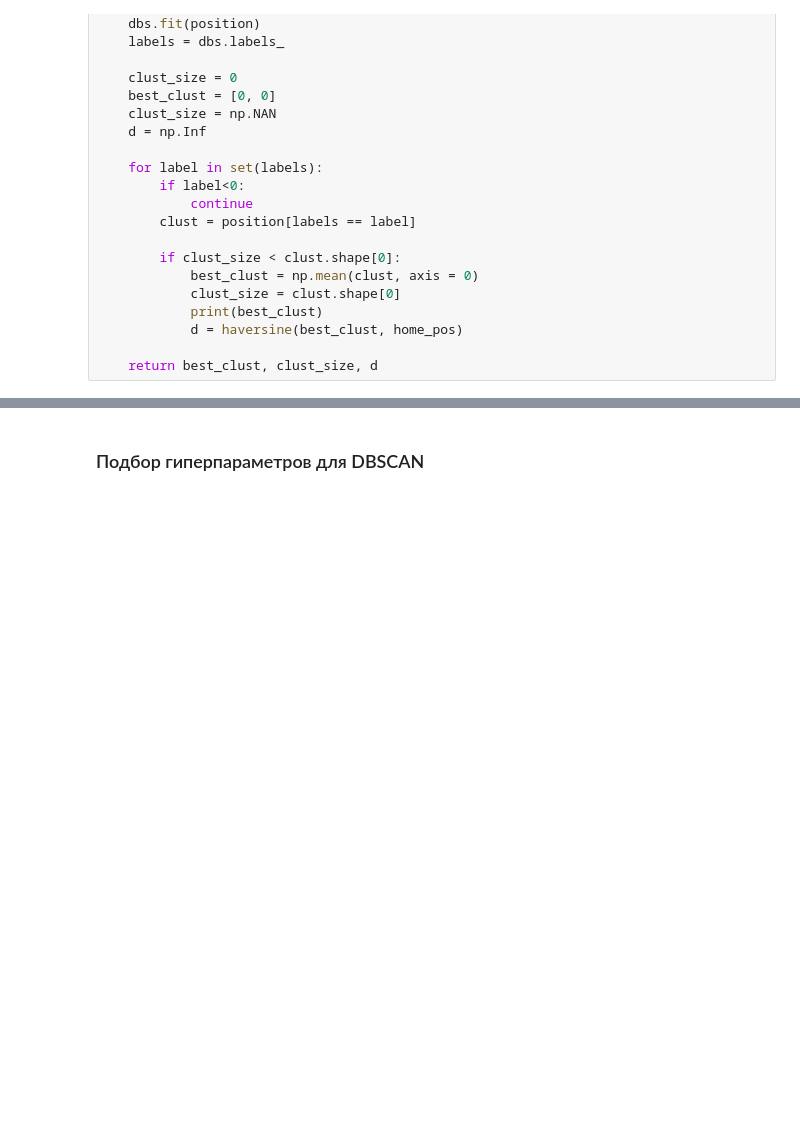
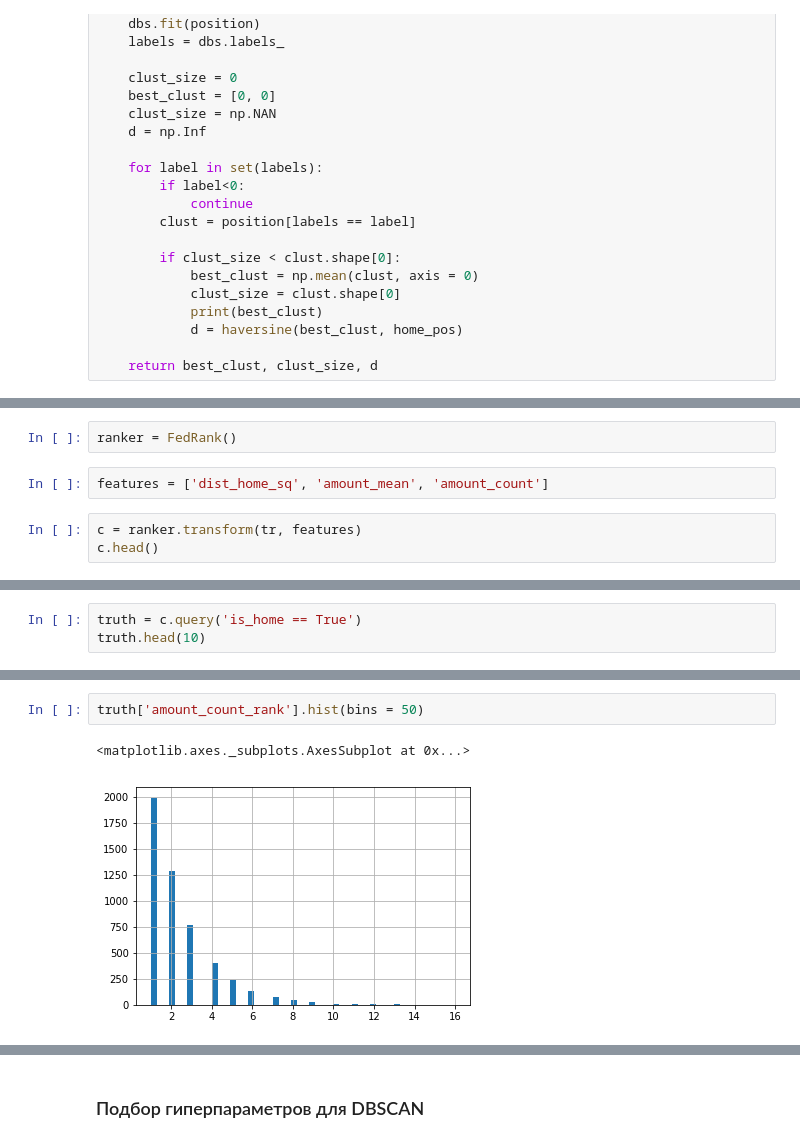
Before and after one commit to PhySci/raiffaizen, a Jupyter notebook: DBSCAN.ipynb, the cells around one changed output, grey strips where cells are left out. Saved outputs shown, nothing was run; the diff lists cells and outputs as text; blank space fills up the shorter version.

```diff
--- a/DBSCAN.ipynb
+++ b/DBSCAN.ipynb
@@ -135,0 +258,7 @@ def get_dbscan_score(df, dbscan_params, mcc_code = 5411, calc_dist = True):
+# %%
+ranker = FedRank()
+# %%
+features = ['dist_home_sq', 'amount_mean', 'amount_count']
+# %%
+c = ranker.transform(tr, features)
+c.head()
@@ -135,0 +272,3 @@ def get_dbscan_score(df, dbscan_params, mcc_code = 5411, calc_dist = True):
+# %%
+truth = c.query('is_home == True')
+truth.head(10)
@@ -135,0 +287,5 @@ def get_dbscan_score(df, dbscan_params, mcc_code = 5411, calc_dist = True):
+# %%
+truth['amount_count_rank'].hist(bins = 50)
+# %% [output]
+<matplotlib.axes._subplots.AxesSubplot at 0x...>
+[figure, added]
```
Also changed, not shown: parts of 31 cells of this notebook, 3 other files.
